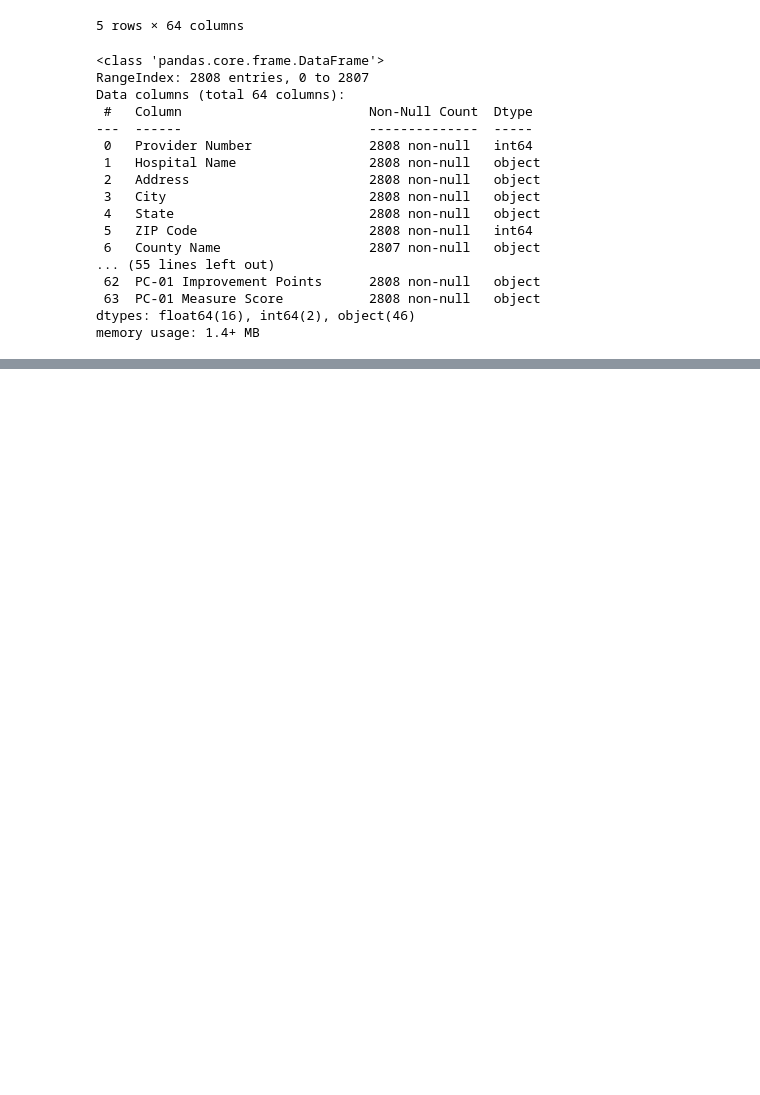
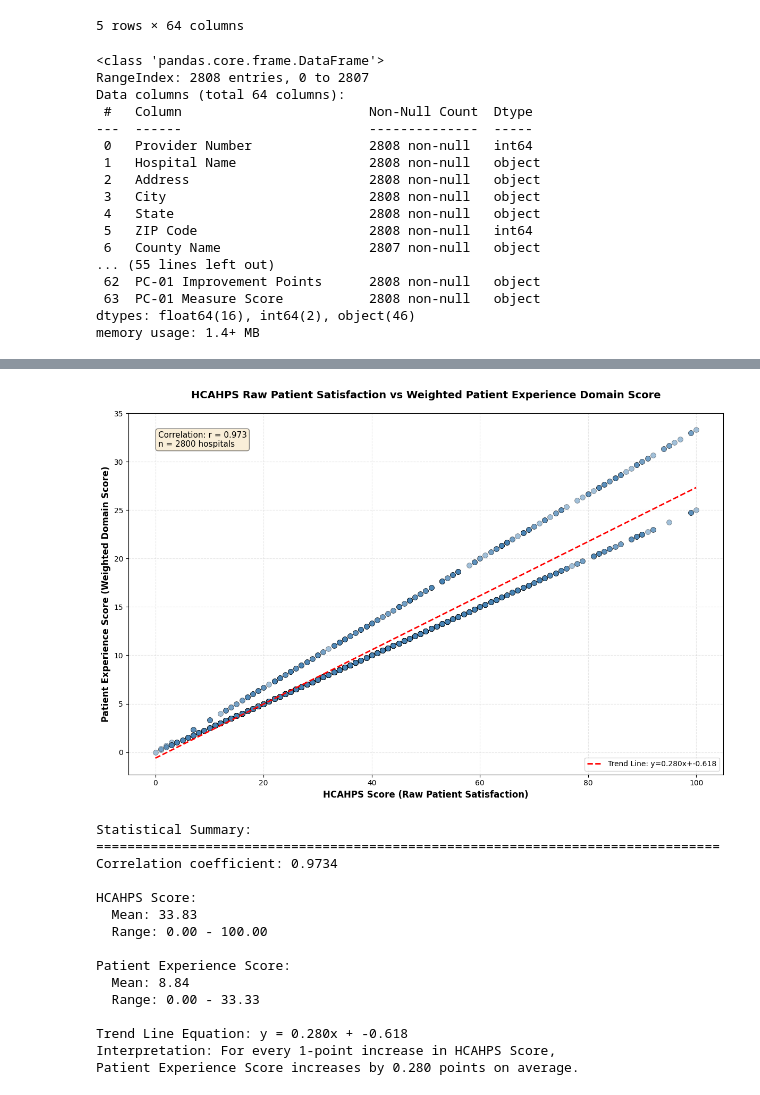
Before and after one commit to 4uroraL1g/HTM737-homework-an, a Jupyter notebook: final_report/report.ipynb, the cells around one changed output, grey strips where cells are left out. Saved outputs shown, nothing was run; the diff lists cells and outputs as text; code cells hidden in the pictures; blank space fills up the shorter version.

```diff
--- a/final_report/report.ipynb
+++ b/final_report/report.ipynb
@@ -178,0 +230,5 @@ Since this is a complex dataset we will do the cleaning process on the go, becau
+# %%
+# Merge datasets
+df_analysis_first_graph = df_tps_selected.merge(df_hcahps_selected[['Provider Number', 'HCAHPS_Score']],
+                                     on='Provider Number',
+                                     how='left')
@@ -178,0 +477,74 @@ Since this is a complex dataset we will do the cleaning process on the go, becau
+# %%
+# Create the scatter plot
+plt.figure(figsize=(12, 8))
+
+# Scatter plot
+plt.scatter(df_analysis_second_graph['HCAHPS_Score'],
+           df_analysis_second_graph['Patient_Experience_Score'],
+           alpha=0.5,
+           s=50,
+           color='steelblue',
+           edgecolors='black',
+           linewidth=0.5)
+
+# Calculate and plot trend line
+z = np.polyfit(df_analysis_second_graph['HCAHPS_Score'], df_analysis_second_graph['Patient_Experience_Score'], 1)
+p = np.poly1d(z)
+x_trend = np.linspace(df_analysis_second_graph['HCAHPS_Score'].min(), df_analysis_second_graph['HCAHPS_Score'].max(), 100)
+plt.plot(x_trend, p(x_trend), "r--", linewidth=2, label=f'Trend Line: y={z[0]:.3f}x+{z[1]:.3f}')
+
+# Calculate correlation
+correlation = df_analysis_second_graph['HCAHPS_Score'].corr(df_analysis_second_graph['Patient_Experience_Score'])
+
+# Labels and title
+plt.xlabel('HCAHPS Score (Raw Patient Satisfaction)', fontsize=12, fontweight='bold')
+plt.ylabel('Patient Experience Score (Weighted Domain Score)', fontsize=12, fontweight='bold')
+plt.title('HCAHPS Raw Patient Satisfaction vs Weighted Patient Experience Domain Score',
+          fontsize=14, fontweight='bold', pad=20)
+
+# Add correlation text
+plt.text(0.05, 0.95, f'Correlation: r = {correlation:.3f}\nn = {len(df_analysis_second_graph)} hospitals',
+         transform=plt.gca().transAxes,
+         fontsize=11,
+         verticalalignment='top',
+         bbox=dict(boxstyle='round', facecolor='wheat', alpha=0.5))
+
+# Grid
+plt.grid(True, alpha=0.3, linestyle='--')
+
+# Legend
+plt.legend(loc='lower right', fontsize=10)
+
+plt.tight_layout()
+plt.show()
+
+# Print statistical summary
+print("\nStatistical Summary:")
+print("="*80)
+print(f"Correlation coefficient: {correlation:.4f}")
+print(f"\nHCAHPS Score:")
+print(f"  Mean: {df_analysis_second_graph['HCAHPS_Score'].mean():.2f}")
+print(f"  Range: {df_analysis_second_graph['HCAHPS_Score'].min():.2f} - {df_analysis_second_graph['HCAHPS_Score'].max():.2f}")
+print(f"\nPatient Experience Score:")
+print(f"  Mean: {df_analysis_second_graph['Patient_Experience_Score'].mean():.2f}")
+print(f"  Range: {df_analysis_second_graph['Patient_Experience_Score'].min():.2f} - {df_analysis_second_graph['Patient_Experience_Score'].max():.2f}")
+print(f"\nTrend Line Equation: y = {z[0]:.3f}x + {z[1]:.3f}")
+print(f"Interpretation: For every 1-point increase in HCAHPS Score,")
+print(f"Patient Experience Score increases by {z[0]:.3f} points on average.")
+# %% [output]
+[figure, added]
+Statistical Summary:
+================================================================================
+Correlation coefficient: 0.9734
+
+HCAHPS Score:
+  Mean: 33.83
+  Range: 0.00 - 100.00
+
+Patient Experience Score:
+  Mean: 8.84
+  Range: 0.00 - 33.33
+
+Trend Line Equation: y = 0.280x + -0.618
+Interpretation: For every 1-point increase in HCAHPS Score,
+Patient Experience Score increases by 0.280 points on average.
```
Also changed, not shown: parts of 22 cells of this notebook, 1 other file.
